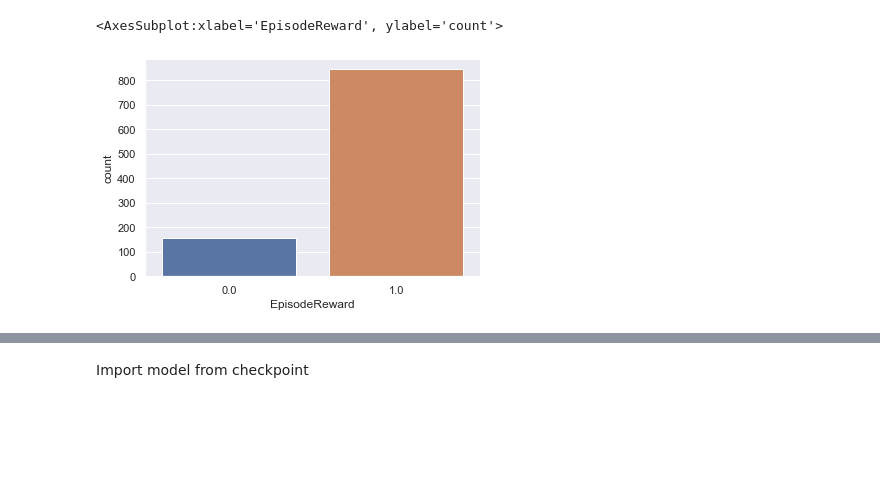
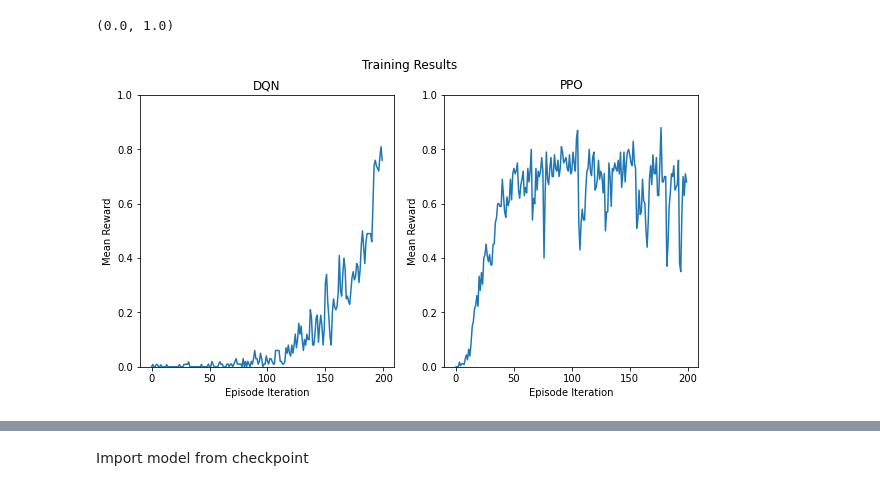
Before and after one commit to Morsias/FrozenLake, a Jupyter notebook: show_results.ipynb, the cells around one changed output, grey strips where cells are left out. Drawn from its saved outputs; the diff is of its cells as text; code cells hidden in the pictures; blank space fills up the shorter version.

Commit message:
- First Results commit - Minor train change

```diff
--- a/show_results.ipynb
+++ b/show_results.ipynb
@@ -1,5 +1,8 @@
 # %%
 CHECKPOINT_PATH = "models/PPO_FrozenLake8x8-v1_2021-08-29_12-44-17hwu4pe41/checkpoint_000210/checkpoint-210"
+TRAINING_RESULTS_DQN = "results/training_results_DQN_2021_08_31_09_29_14.csv"
+TRAINING_RESULTS_PPO = "results/training_results_PPO_2021_08_31_09_37_06.csv"
+INFERENCE_RESULTS = "results/inference_results.csv"
 # %%
 %matplotlib inline
 import ray
@@ -17,5 +14,18 @@ run_results = pd.read_csv("results/inference_results.csv", index_col=0)
-# %%
-sns.countplot(x='EpisodeReward', data=run_results)
-# %% [output]
-<AxesSubplot:xlabel='EpisodeReward', ylabel='count'>
-[figure, removed]
+# %%
+infer_results = pd.read_csv(INFERENCE_RESULTS, index_col=0)
+dqn_train_results = pd.read_csv(TRAINING_RESULTS_DQN, index_col=0)
+ppo_train_results = pd.read_csv(TRAINING_RESULTS_PPO, index_col=0)
+# %%
+fig, axes = plt.subplots(1, 2, figsize=(10,5))
+fig.suptitle('Training Results')
+sns.lineplot(ax=axes[0], x=dqn_train_results.index, y="MeanEpisodeReward",data=dqn_train_results)
+sns.lineplot(ax=axes[1], x=ppo_train_results.index, y="MeanEpisodeReward",data=ppo_train_results)
+axes[0].set_title("DQN")
+axes[0].set(xlabel='Episode Iteration', ylabel='Mean Reward')
+axes[0].set_ylim(0,1)
+axes[1].set_title("PPO")
+axes[1].set(xlabel='Episode Iteration', ylabel='Mean Reward')
+axes[1].set_ylim(0,1)
+# %% [output]
+(0.0, 1.0)
+[figure, added]
```
Also changed, not shown: parts of 4 cells of this notebook, 1 other file.
